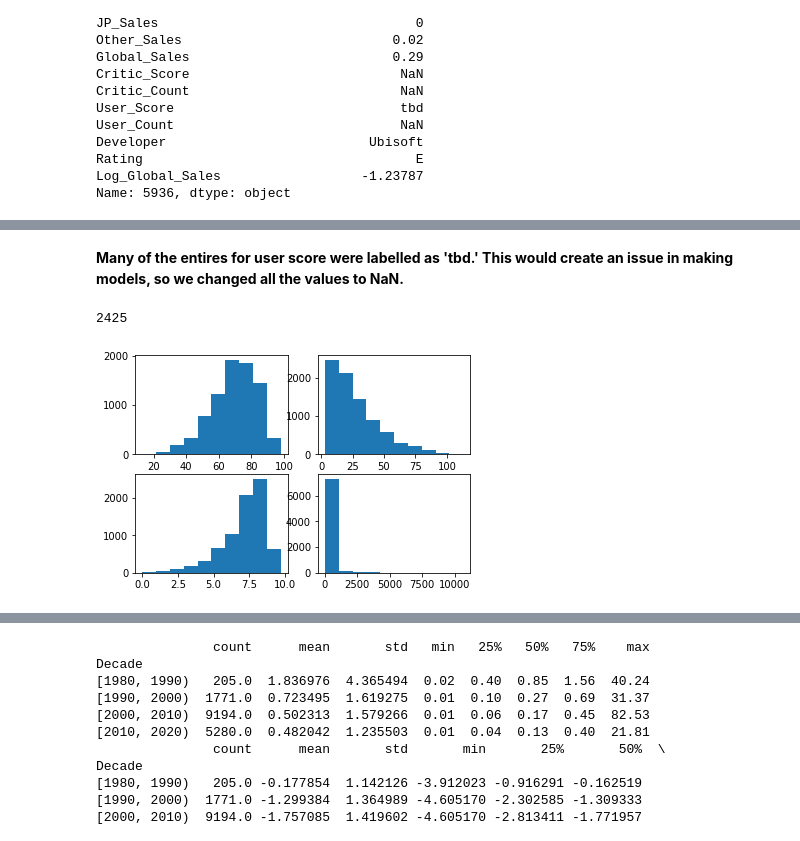
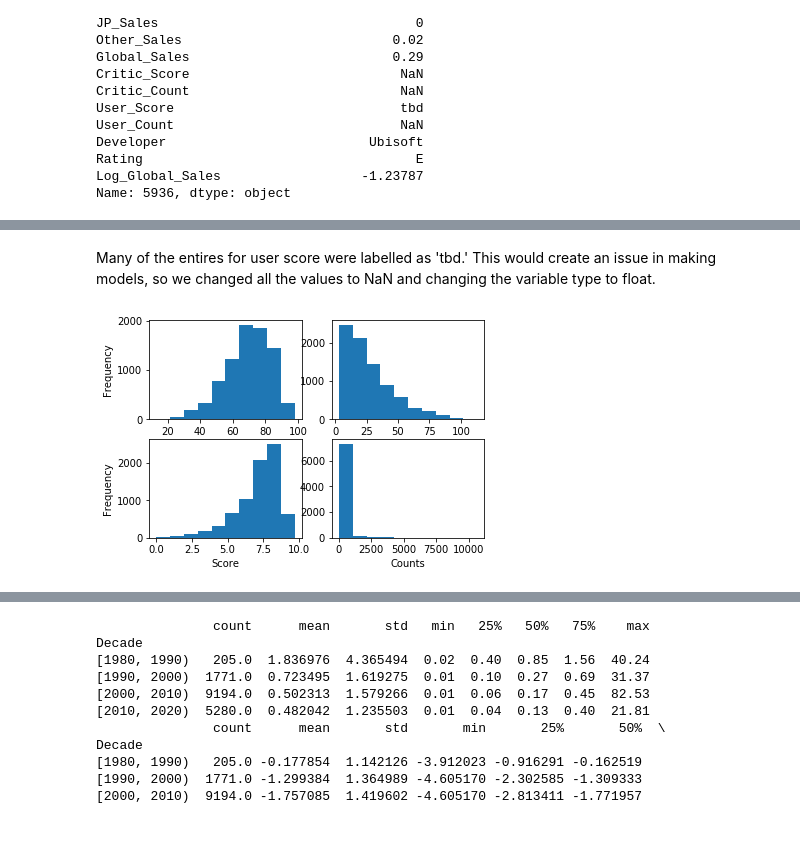
Before and after one commit to lluc507/Stats131Project, a Jupyter notebook: Final Project.ipynb, the cells around one changed output, grey strips where cells are left out. Drawn from its saved outputs; the diff is of its cells as text; code cells hidden in the pictures.

```diff
--- a/Final Project.ipynb
+++ b/Final Project.ipynb
@@ -142,7 +147,2 @@ Name: 5936, dtype: object
 # %% [markdown]
-**Many of the entires for user score were labelled as 'tbd.' This would create an issue in making models, so we changed all the values to NaN.**
+Many of the entires for user score were labelled as 'tbd.' This would create an issue in making models, so we changed all the values to NaN and changing the variable type to float.
-# %%
-#change user score that has tbd to NaN
-games.User_Score[games.User_Score == 'tbd'].count()
-# %% [output]
-2425
@@ -154,13 +149,18 @@ games.User_Score = games.User_Score.astype(float)
 # %%
-plt.subplot(2,2,1)  # number pf rows, number of columns, which plot you want to draw
+plt.subplot(2,2,1)
 plt.hist(games.Critic_Score[~np.isnan(games.Critic_Score)])
-plt.subplot(2,2,2)  # number pf rows, number of columns, which plot you want to draw
+plt.ylabel('Frequency')
+plt.xlabel('Score')
+plt.subplot(2,2,2)
 plt.hist(games.Critic_Count[~np.isnan(games.Critic_Count)])
-plt.subplot(2,2,3)  # number pf rows, number of columns, which plot you want to draw
+plt.xlabel('Counts')
+plt.subplot(2,2,3)
 plt.hist(games.User_Score[~np.isnan(games.User_Score)])
-plt.subplot(2,2,4)  # number pf rows, number of columns, which plot you want to draw
+plt.ylabel('Frequency')
+plt.xlabel('Score')
+plt.subplot(2,2,4)
 plt.hist(games.User_Count[~np.isnan(games.User_Count)])
-
+plt.xlabel('Counts')
 plt.show()
 # %% [output]
-[figure, old version]
+[figure, new version]
```
Also changed, not shown: parts of 36 cells of this notebook.
